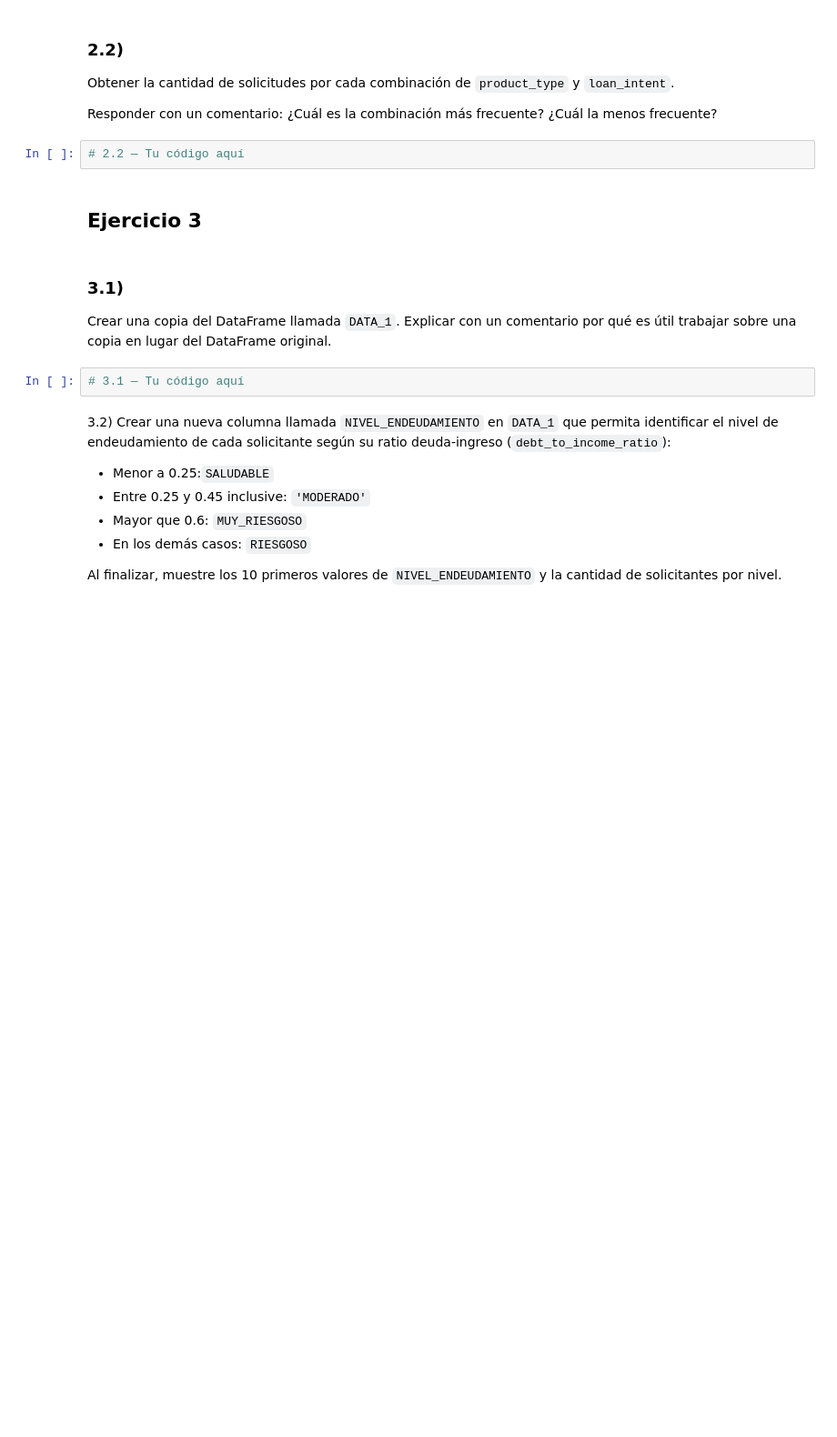
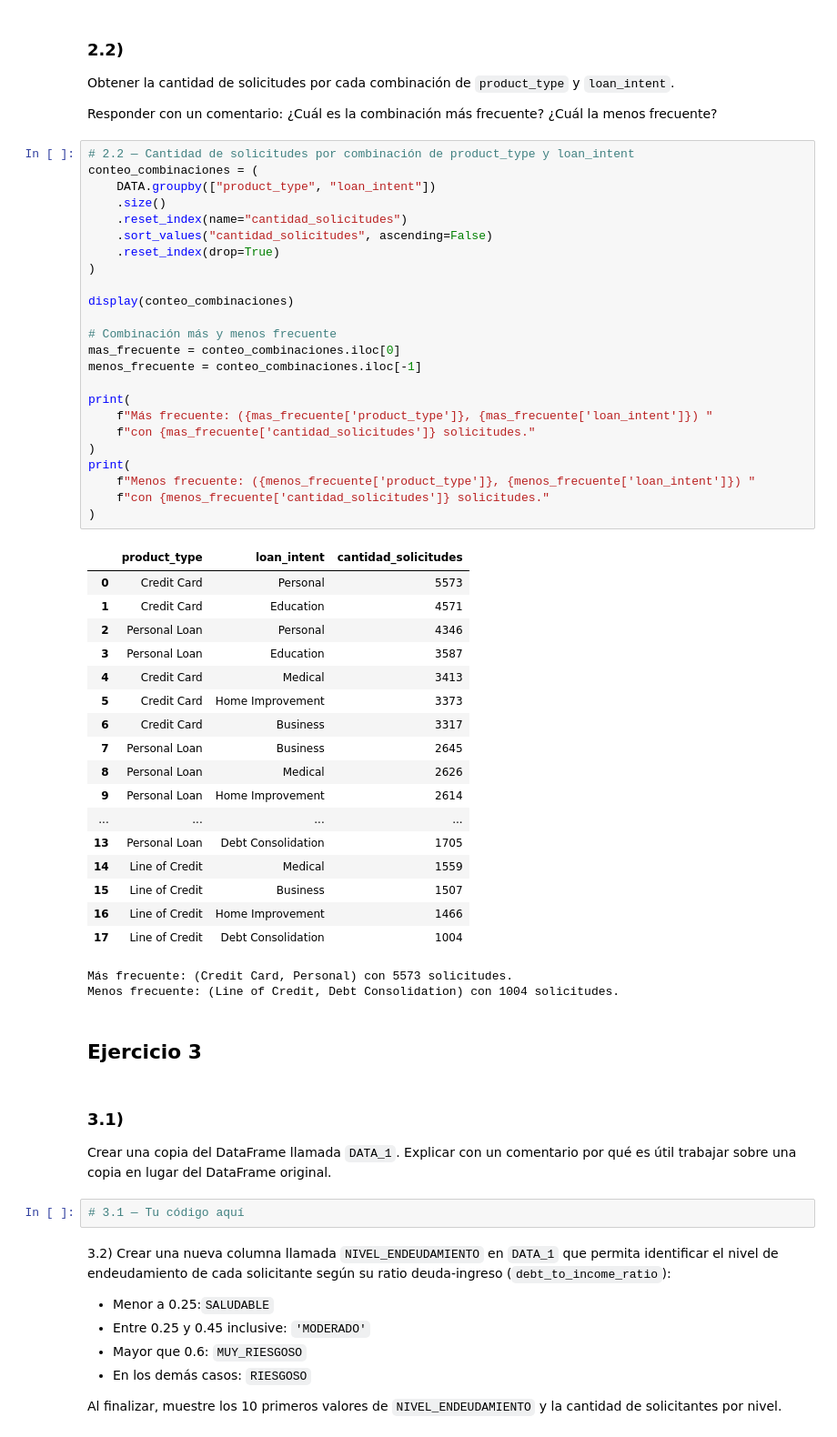
Before and after one commit to alexballera/taller-tgad-fce, a Jupyter notebook: sesiones/primer-parcial/parcial/TPAD_primer_parcial_tema_B.ipynb, the cells around one changed output. Shown at 91% size. Saved outputs shown, nothing was run; the diff lists cells and outputs as text; blank space fills up the shorter version.

```diff
--- a/sesiones/primer-parcial/parcial/TPAD_primer_parcial_tema_B.ipynb
+++ b/sesiones/primer-parcial/parcial/TPAD_primer_parcial_tema_B.ipynb
@@ -181,7 +198,49 @@ Obtener la cantidad de solicitudes por cada combinación de `product_type` y `lo
 
 Responder con un comentario: ¿Cuál es la combinación más frecuente? ¿Cuál la menos frecuente?
 # %%
-# 2.2 — Tu código aquí
+# 2.2 — Cantidad de solicitudes por combinación de product_type y loan_intent
+conteo_combinaciones = (
+    DATA.groupby(["product_type", "loan_intent"])
+    .size()
+    .reset_index(name="cantidad_solicitudes")
+    .sort_values("cantidad_solicitudes", ascending=False)
+    .reset_index(drop=True)
+)
+
+display(conteo_combinaciones)
+
+# Combinación más y menos frecuente
+mas_frecuente = conteo_combinaciones.iloc[0]
+menos_frecuente = conteo_combinaciones.iloc[-1]
+
+print(
+    f"Más frecuente: ({mas_frecuente['product_type']}, {mas_frecuente['loan_intent']}) "
+    f"con {mas_frecuente['cantidad_solicitudes']} solicitudes."
+)
+print(
+    f"Menos frecuente: ({menos_frecuente['product_type']}, {menos_frecuente['loan_intent']}) "
+    f"con {menos_frecuente['cantidad_solicitudes']} solicitudes."
+)
+# %% [output]
+|  | product_type | loan_intent | cantidad_solicitudes |
+| 0 | Credit Card | Personal | 5573 |
+| 1 | Credit Card | Education | 4571 |
+| 2 | Personal Loan | Personal | 4346 |
+| 3 | Personal Loan | Education | 3587 |
+| 4 | Credit Card | Medical | 3413 |
+| 5 | Credit Card | Home Improvement | 3373 |
+| 6 | Credit Card | Business | 3317 |
+| 7 | Personal Loan | Business | 2645 |
+| 8 | Personal Loan | Medical | 2626 |
+| 9 | Personal Loan | Home Improvement | 2614 |
+| ... | ... | ... | ... |
+| 13 | Personal Loan | Debt Consolidation | 1705 |
+| 14 | Line of Credit | Medical | 1559 |
+| 15 | Line of Credit | Business | 1507 |
+| 16 | Line of Credit | Home Improvement | 1466 |
+| 17 | Line of Credit | Debt Consolidation | 1004 |
+Más frecuente: (Credit Card, Personal) con 5573 solicitudes.
+Menos frecuente: (Line of Credit, Debt Consolidation) con 1004 solicitudes.
 # %% [markdown]
 ## Ejercicio 3
 # %% [markdown]
```
Also changed, not shown: parts of 1 cell of this notebook.
